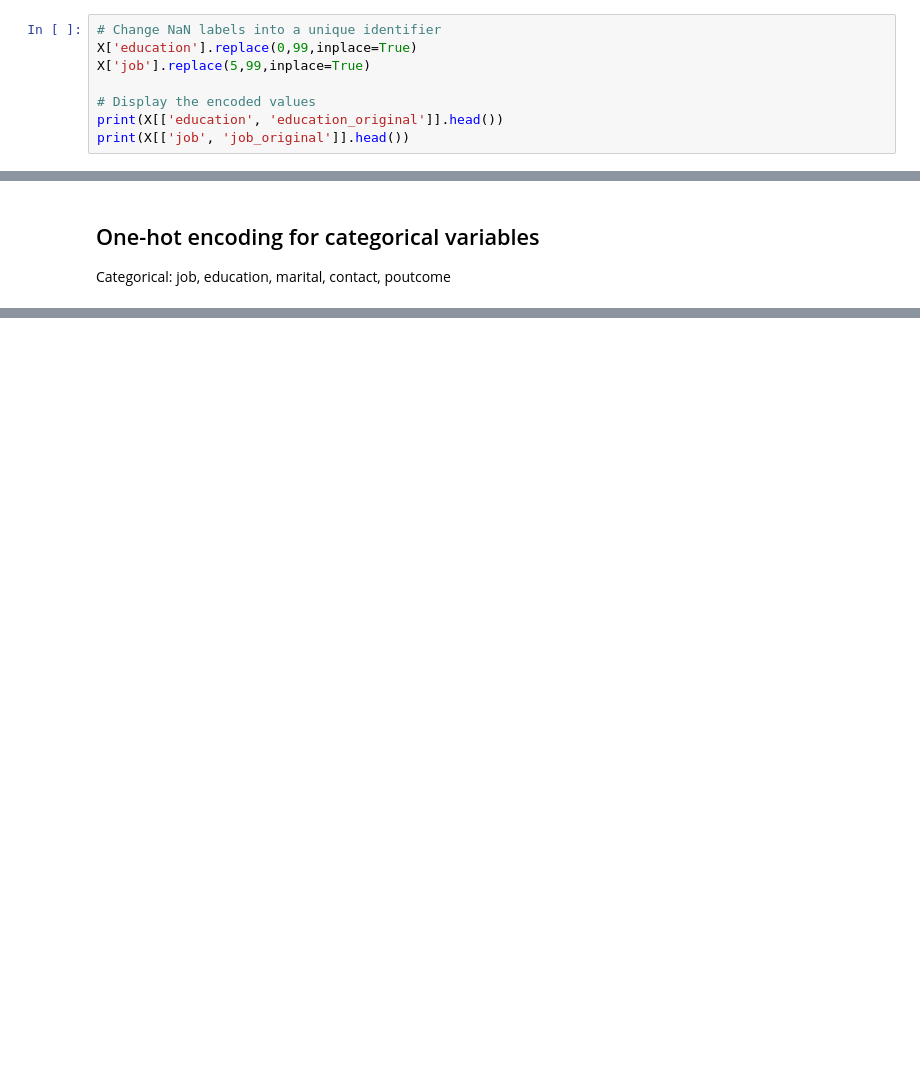
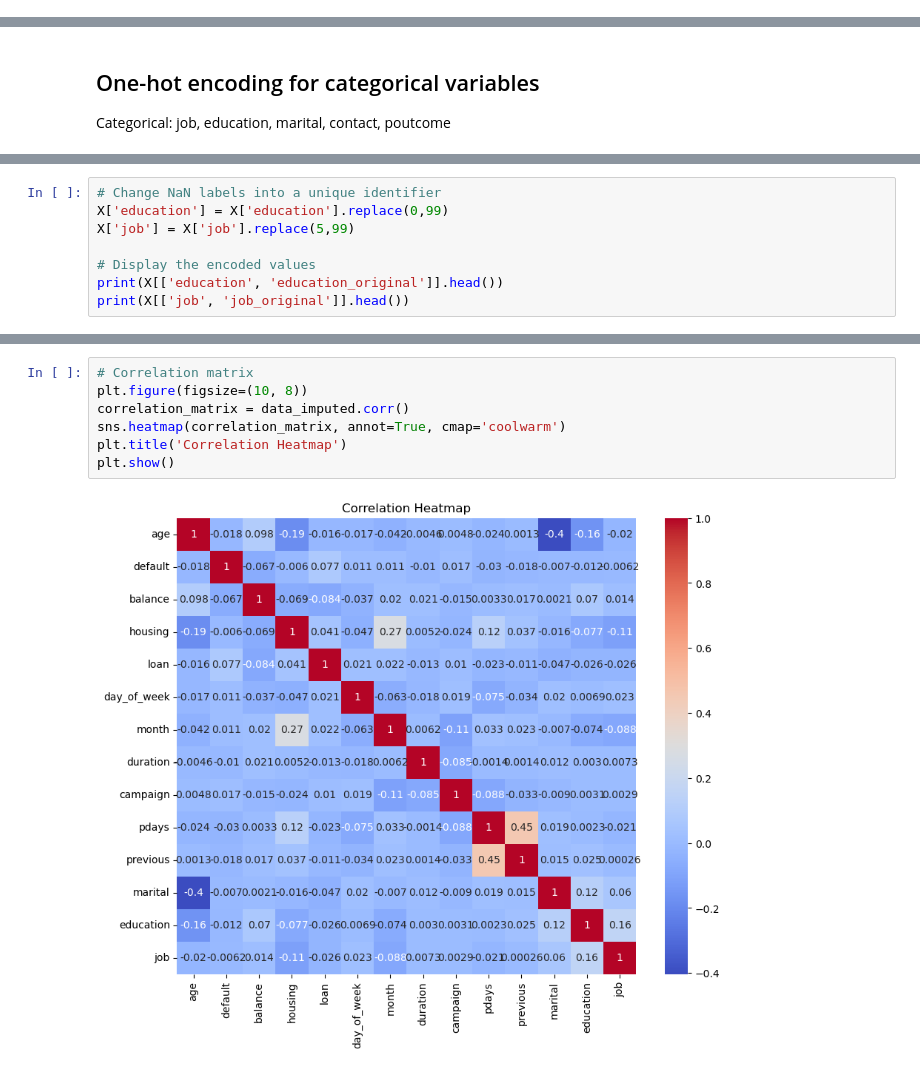
Before and after one commit to Aditya-k-23/Bank-Marketing, a Jupyter notebook: Analysis.ipynb, the cells around one changed output, grey strips where cells are left out. Drawn from its saved outputs; the diff is of its cells as text; blank space fills up the shorter version.

```diff
--- a/Analysis.ipynb
+++ b/Analysis.ipynb
@@ -108,8 +189,0 @@ print(X[['job', 'job_original']].head())
-# %%
-# Change NaN labels into a unique identifier
-X['education'].replace(0,99,inplace=True)
-X['job'].replace(5,99,inplace=True)
-
-# Display the encoded values
-print(X[['education', 'education_original']].head())
-print(X[['job', 'job_original']].head())
@@ -174 +207,9 @@ Index(['age', 'default', 'balance', 'housing', 'loan', 'day_of_week', 'month',
       dtype='object')
+# %%
+# Change NaN labels into a unique identifier
+X['education'] = X['education'].replace(0,99)
+X['job'] = X['job'].replace(5,99)
+
+# Display the encoded values
+print(X[['education', 'education_original']].head())
+print(X[['job', 'job_original']].head())
@@ -174,0 +276,9 @@ Index(['age', 'default', 'balance', 'housing', 'loan', 'day_of_week', 'month',
+# %%
+# Correlation matrix
+plt.figure(figsize=(10, 8))
+correlation_matrix = data_imputed.corr()
+sns.heatmap(correlation_matrix, annot=True, cmap='coolwarm')
+plt.title('Correlation Heatmap')
+plt.show()
+# %% [output]
+[figure, added]
```
Also changed, not shown: parts of 18 cells of this notebook.
